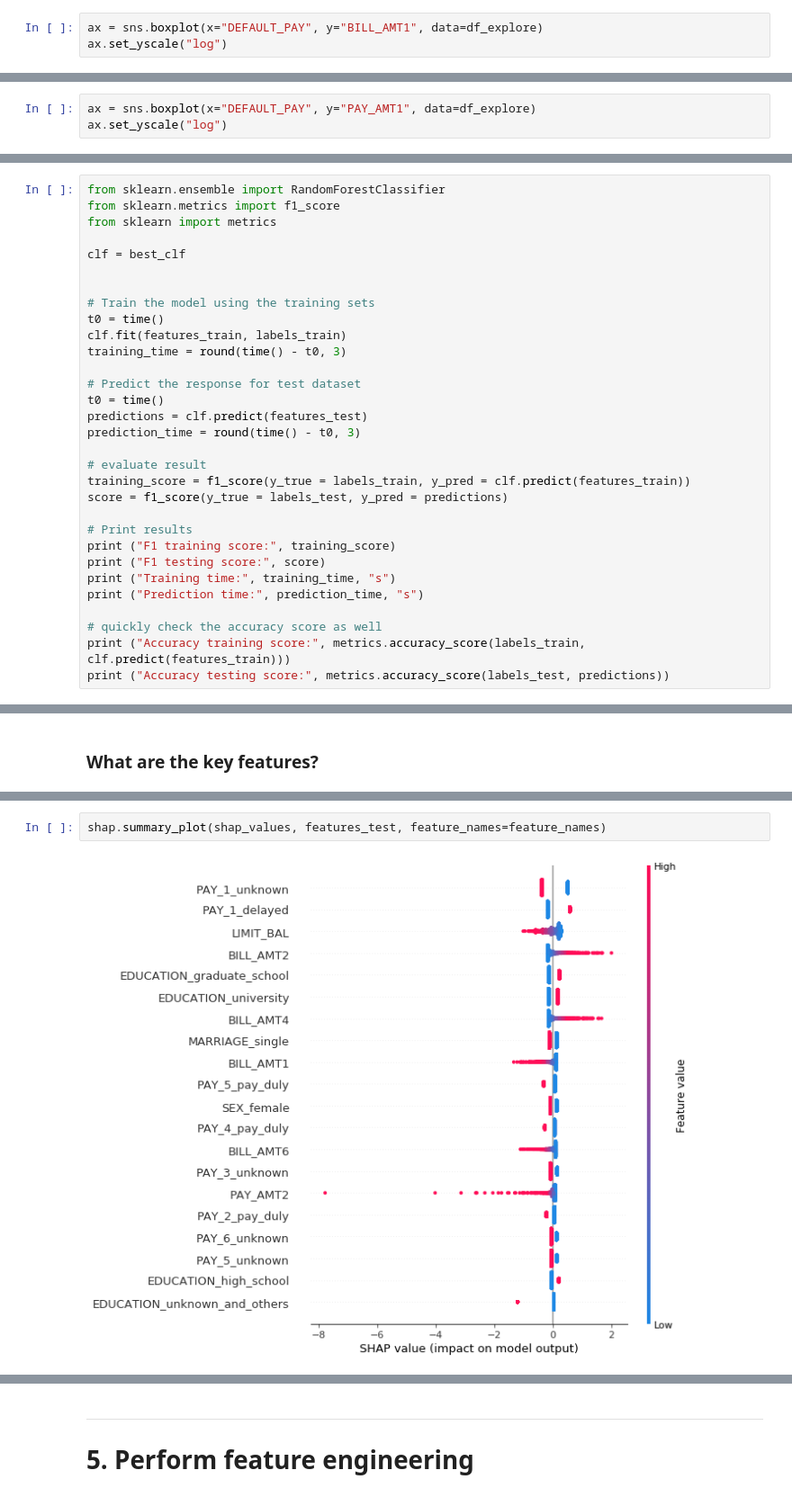
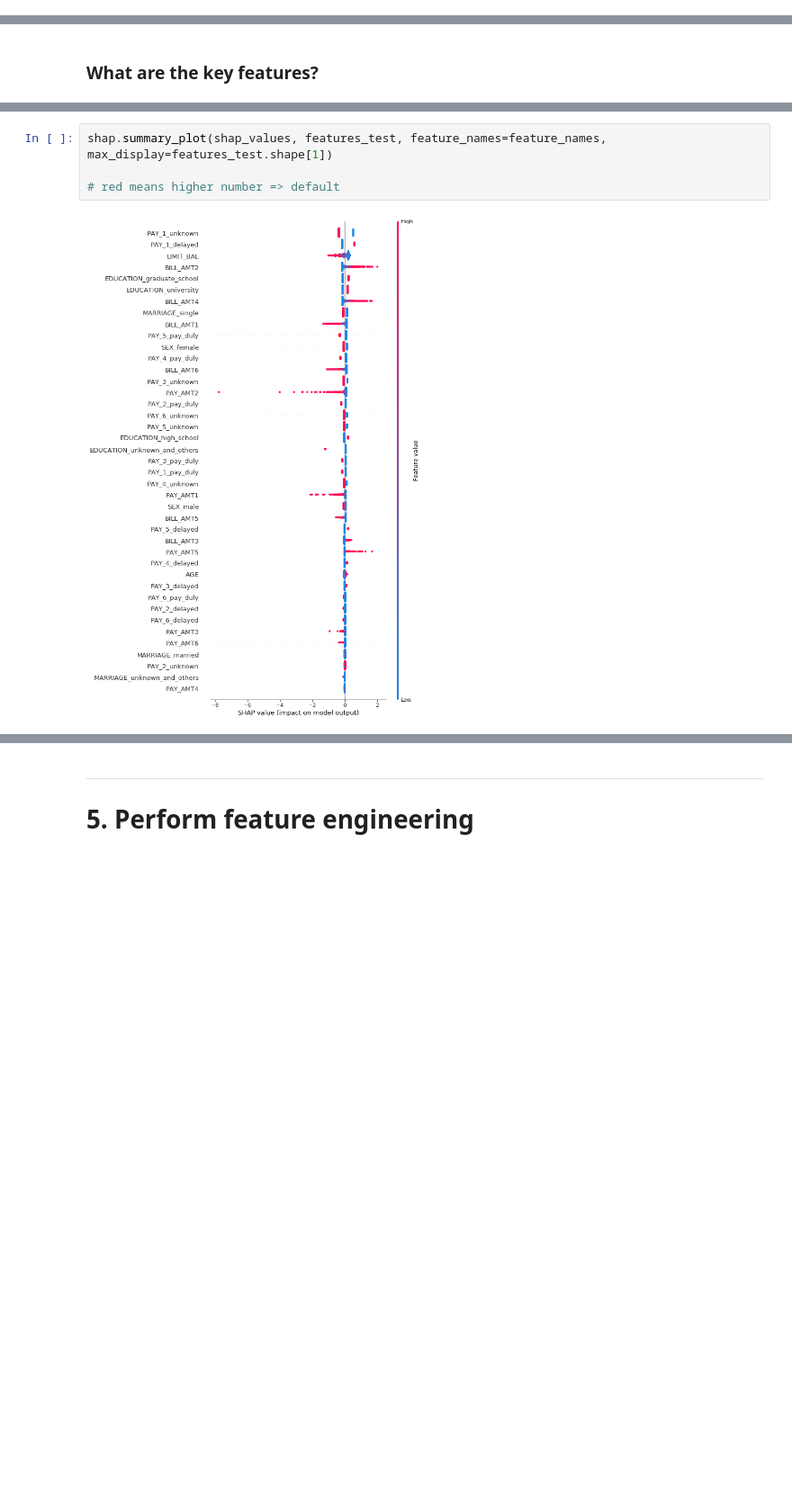
Before and after one commit to yickminglee/Reap-DS-challenge, a Jupyter notebook: Exploratory Data Analysis.ipynb, the cells around one changed output, grey strips where cells are left out. Shown at 90% size. Cells and saved outputs as stored; diff of their text form; blank space fills up the shorter version.

```diff
--- a/Exploratory Data Analysis.ipynb
+++ b/Exploratory Data Analysis.ipynb
@@ -487,6 +508,3 @@ df_explore[select_cols] = df_explore[select_cols].clip(lower=0)
 monthly_plot(df_explore, 'BILL_AMT')
 # %% [output]
 [figure]
-# %%
-ax = sns.boxplot(x="DEFAULT_PAY", y="BILL_AMT1", data=df_explore)
-ax.set_yscale("log")
@@ -515,6 +545,3 @@ Users with billing statement between 12590.8 and 35648.6 has the highest default
 monthly_plot(df_explore, 'PAY_AMT')
 # %% [output]
 [figure]
-# %%
-ax = sns.boxplot(x="DEFAULT_PAY", y="PAY_AMT1", data=df_explore)
-ax.set_yscale("log")
@@ -760,31 +764,0 @@ LogisticRegression(C=1.623776739188721, class_weight=None, dual=False,
-# %%
-from sklearn.ensemble import RandomForestClassifier
-from sklearn.metrics import f1_score
-from sklearn import metrics
-
-clf = best_clf
-
-
-# Train the model using the training sets
-t0 = time()
-clf.fit(features_train, labels_train)
-training_time = round(time() - t0, 3)
-
-# Predict the response for test dataset
-t0 = time()
-predictions = clf.predict(features_test)
-prediction_time = round(time() - t0, 3)
-
-# evaluate result
-training_score = f1_score(y_true = labels_train, y_pred = clf.predict(features_train))
-score = f1_score(y_true = labels_test, y_pred = predictions)
-
-# Print results
-print ("F1 training score:", training_score)
-print ("F1 testing score:", score)
-print ("Training time:", training_time, "s")
-print ("Prediction time:", prediction_time, "s")
-
-# quickly check the accuracy score as well
-print ("Accuracy training score:", metrics.accuracy_score(labels_train, clf.predict(features_train)))
-print ("Accuracy testing score:", metrics.accuracy_score(labels_test, predictions))
@@ -911,4 +879,6 @@ shap_values = explainer.shap_values(features_test)
 # %%
-shap.summary_plot(shap_values, features_test, feature_names=feature_names)
+shap.summary_plot(shap_values, features_test, feature_names=feature_names, max_display=features_test.shape[1])
+
+# red means higher number => default
 # %% [output]
-[figure, old version]
+[figure, new version]
```
Also changed, not shown: parts of 60 cells of this notebook, 1 other file.
